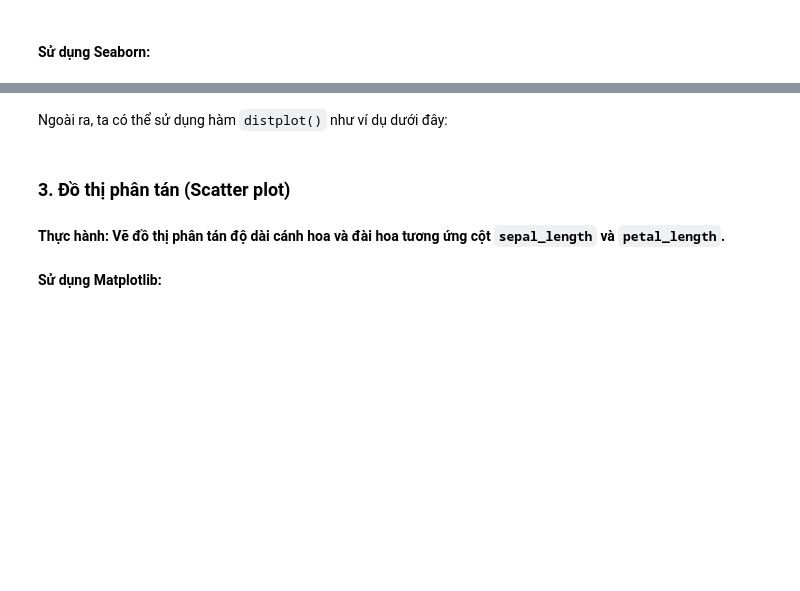
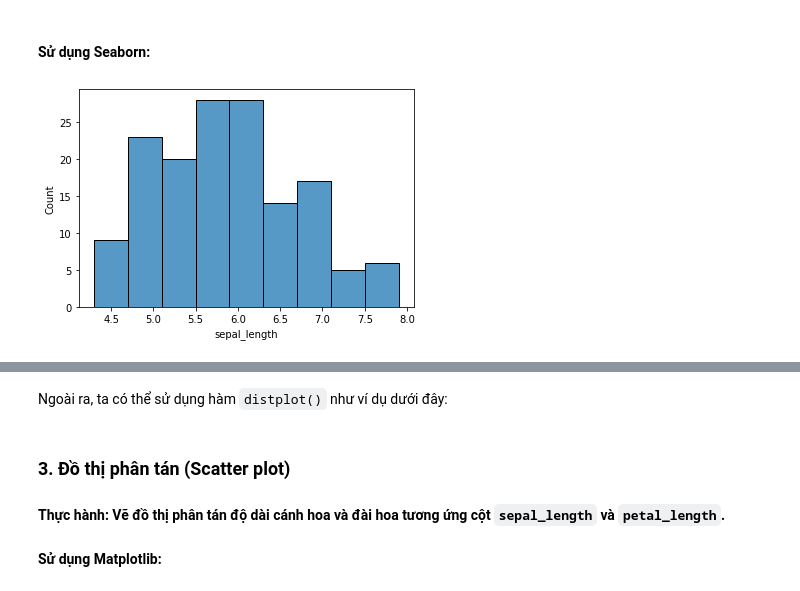
Before and after one commit to honghanhh/mci_python_33a8_l1, a Jupyter notebook: Live Slides/Live Lecture 7/duongltt_Live_Lecture_07.ipynb, the cells around one changed output, grey strips where cells are left out. Cells and saved outputs as stored; diff of their text form; code cells hidden in the pictures; blank space fills up the shorter version.

```diff
--- a/Live Slides/Live Lecture 7/duongltt_Live_Lecture_07.ipynb
+++ b/Live Slides/Live Lecture 7/duongltt_Live_Lecture_07.ipynb
@@ -233,2 +270,7 @@ ax[1].set(xlabel='X_label', ylabel='Y_label', title='Cos plot')
 # %% [markdown]
 #### **Sử dụng Seaborn**:
+# %%
+sns.histplot(iris['sepal_length']) # mặc đinh là 10bins, nếu k truyền bins
+plt.show()
+# %% [output]
+[figure, added]
```
Also changed, not shown: parts of 38 cells of this notebook, 1 other file.
